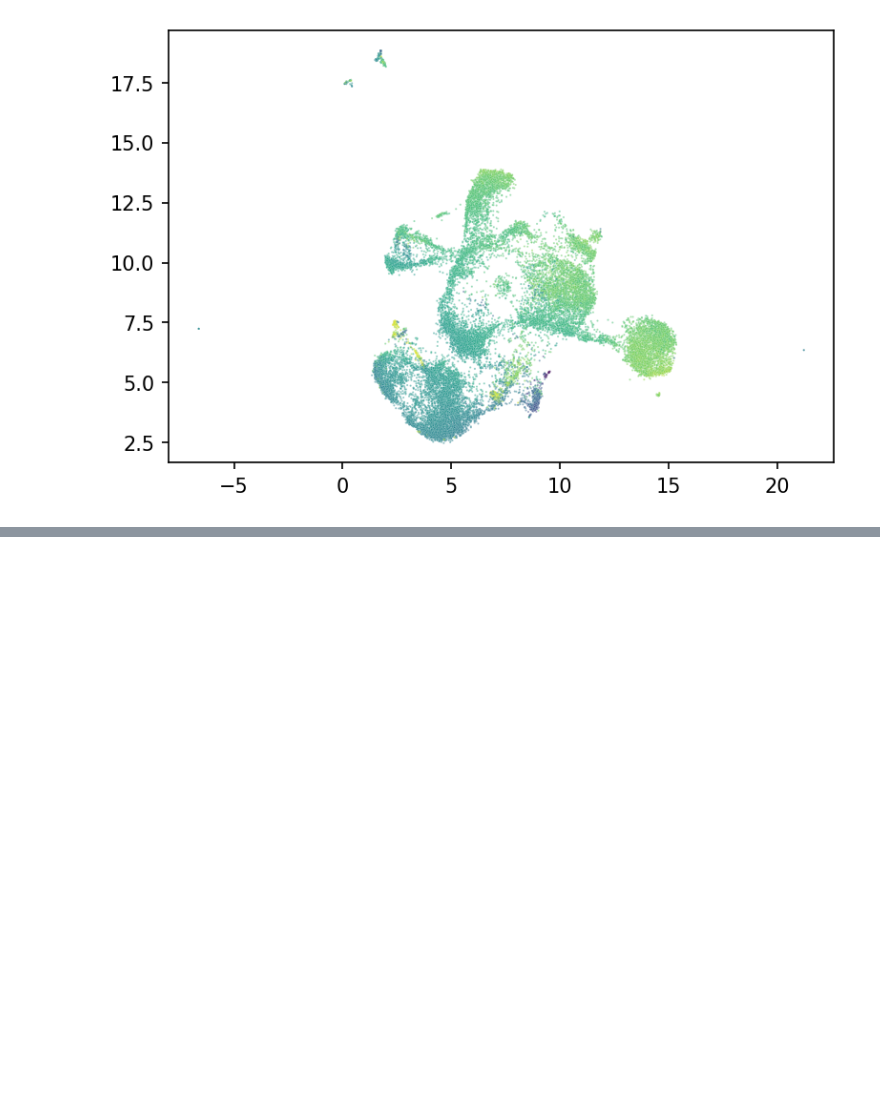
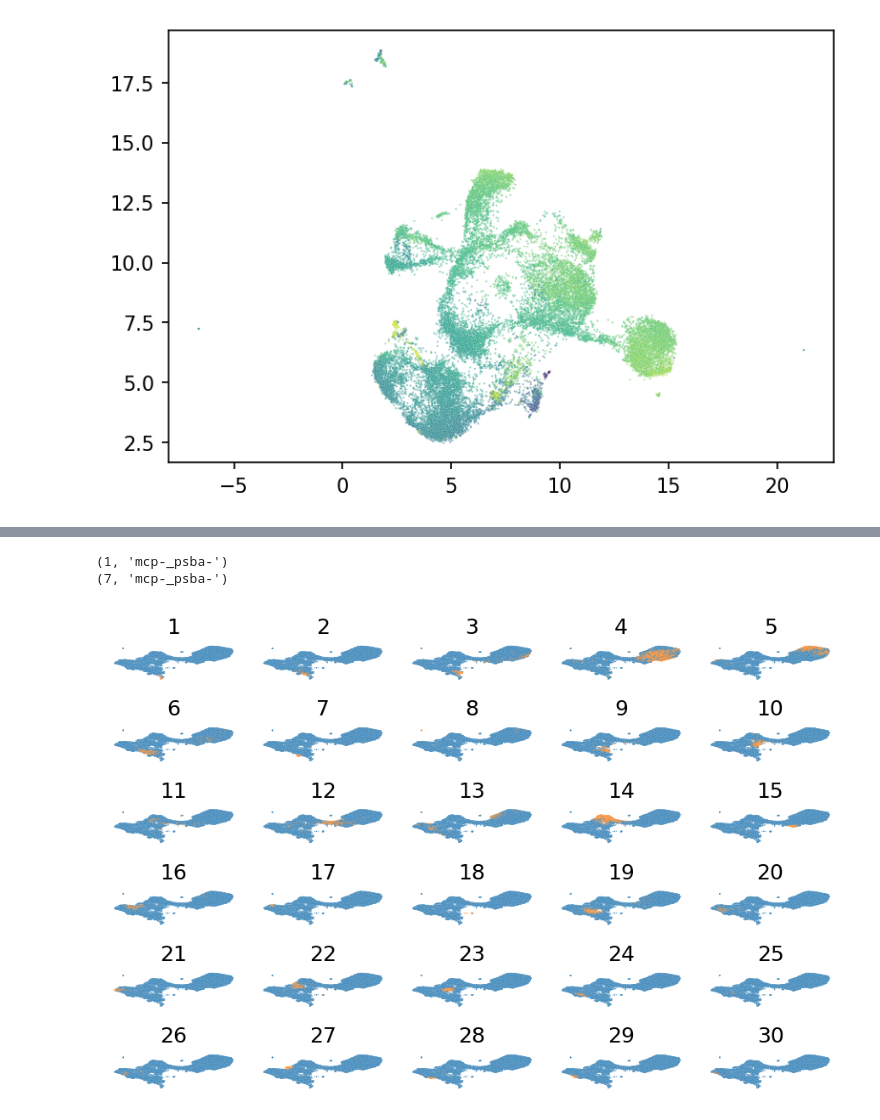
Before and after one commit to harel-coffee/SCIP-use-case-workflows-auto, a Jupyter notebook: notebooks/downstream_analysis/ehv_clustering.ipynb, the cells around one changed output, grey strips where cells are left out. Drawn from its saved outputs; the diff is of its cells as text; code cells hidden in the pictures; blank space fills up the shorter version.

```diff
--- a/notebooks/downstream_analysis/ehv_clustering.ipynb
+++ b/notebooks/downstream_analysis/ehv_clustering.ipynb
@@ -123,0 +155,18 @@ seaborn.scatterplot(
+# %%
+max_abundance = cluster_abundances.groupby("meta_clusters").idxmax()
+for r in max_abundance:
+    if r[1] == "mcp-_psba-":
+        print(r)
+# %% [output]
+(1, 'mcp-_psba-')
+(7, 'mcp-_psba-')
+# %%
+fig, axes = plt.subplots(6, 5, dpi=150, tight_layout=True)
+axes = axes.ravel()
+
+for i, ax in enumerate(axes):
+    seaborn.scatterplot(x=umap2_[~sel_stationary, 0], y=umap2_[~sel_stationary, 1], hue=cdf["meta_clusters"] == (i+1), ax=ax, legend=None, s=0.5, alpha=0.5)
+    ax.set_axis_off()
+    ax.set_title(i+1)
+# %% [output]
+[figure, added]
```
Also changed, not shown: parts of 8 cells of this notebook, 1 other file.
